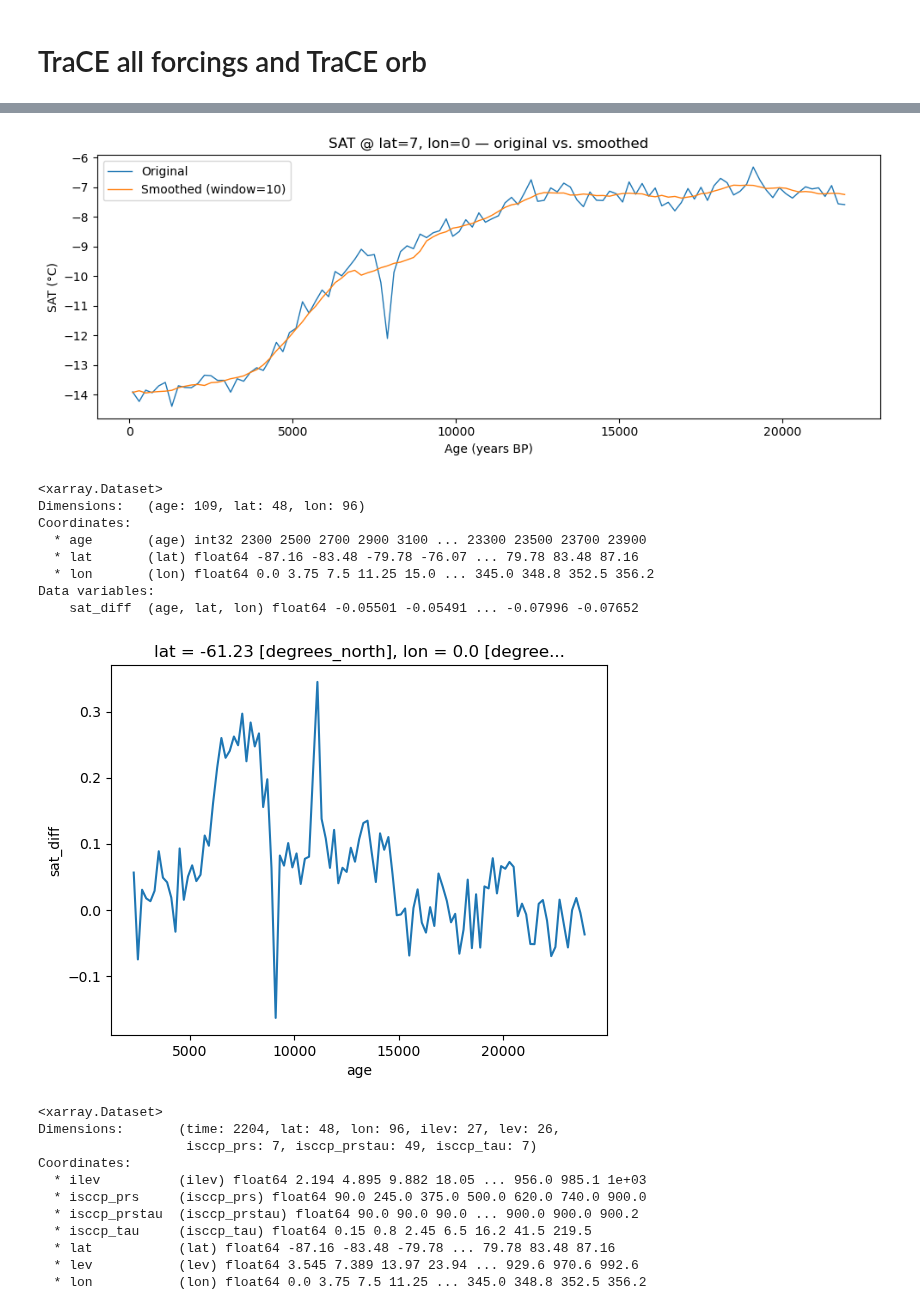
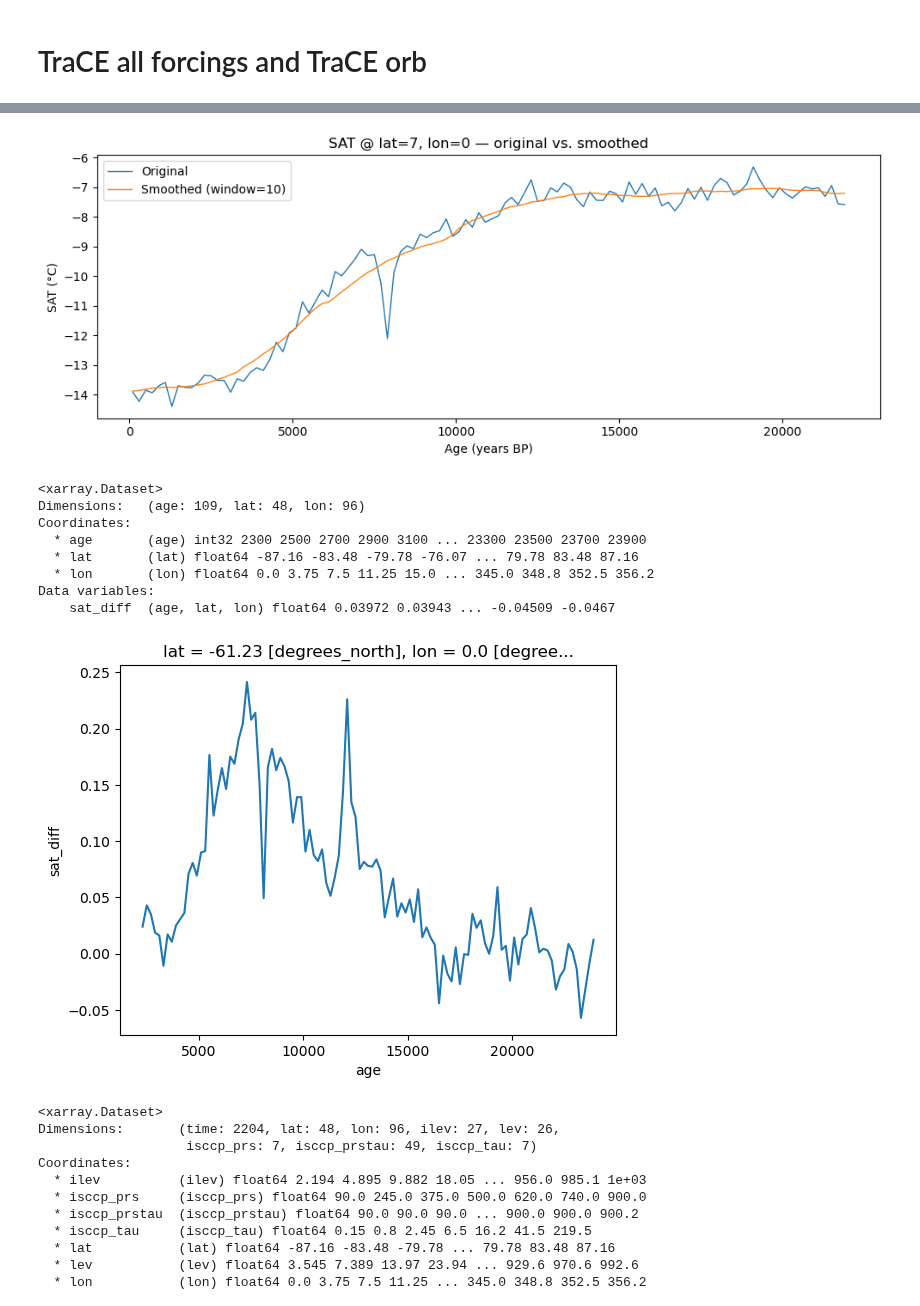
Before and after one commit to Peisong-Zheng/Inso_LGMR, a Jupyter notebook: Data_preprocessing.ipynb, the cells around one changed output, grey strips where cells are left out. Drawn from its saved outputs; the diff is of its cells as text; code cells hidden in the pictures.

```diff
--- a/Data_preprocessing.ipynb
+++ b/Data_preprocessing.ipynb
@@ -294,8 +294,12 @@ ds = xr.open_dataset('D:/VScode/Last_deglaciation/TraCE_data/trace.01-36.22000BP
 ds = ds.rename({'TREFHT': 'sat'})
 # rename the time to age
 ds = ds.rename({'time': 'age'})
+
+print(ds)
 # multiply age by 1000
 ds['age'] = (ds['age'] +22)*1000
+
+print(ds)
 
 # convert the sat to degrees C
 ds['sat'] = ds['sat'] - 273.15
@@ -318,7 +322,7 @@ ds_sat_trace_all = ds  # as before
 # 1) Smooth “sat” with a centered moving average of window=10:
 # ds_sat_smoothed = ds_sat_trace_all['sat'].rolling(age=10, center=True).mean()
 ds_sat_smoothed = ds_sat_trace_all['sat'] \
-    .rolling(age=10, center=True, min_periods=1) \
+    .rolling(age=20, center=True, min_periods=1) \
     .mean()
 
 # 2) Compute the diff on the smoothed series:
@@ -354,7 +358,7 @@ plt.show()
 
 ds_smoothed_diff['sat_diff'].isel(lat=7, lon=0).plot()
 
-
+ds_smoothed_diff.to_netcdf('TraCE_data/ds_sat_trace_all_diff.nc')
 
 ds_smoothed_diff
 # %% [output]
@@ -361,14 +382,14 @@ ds_smoothed_diff
 [figure]
-[figure, old version]
+[figure, new version]
-<xarray.Dataset>
-Dimensions:   (age: 109, lat: 48, lon: 96)
-Coordinates:
-  * age       (age) int32 2300 2500 2700 2900 3100 ... 23300 23500 23700 23900
-  * lat       (lat) float64 -87.16 -83.48 -79.78 -76.07 ... 79.78 83.48 87.16
-  * lon       (lon) float64 0.0 3.75 7.5 11.25 15.0 ... 345.0 348.8 352.5 356.2
-Data variables:
-    sat_diff  (age, lat, lon) float64 -0.05501 -0.05491 ... -0.07996 -0.07652
+<xarray.Dataset>
+Dimensions:   (age: 109, lat: 48, lon: 96)
+Coordinates:
+  * age       (age) int32 2300 2500 2700 2900 3100 ... 23300 23500 23700 23900
+  * lat       (lat) float64 -87.16 -83.48 -79.78 -76.07 ... 79.78 83.48 87.16
+  * lon       (lon) float64 0.0 3.75 7.5 11.25 15.0 ... 345.0 348.8 352.5 356.2
+Data variables:
+    sat_diff  (age, lat, lon) float64 0.03972 0.03943 ... -0.04509 -0.0467
-[figure, old version]
+[figure, new version]
 # %%
 # save ds_sat_trace_all to TraCE_data/
 ds_smoothed_diff.to_netcdf('TraCE_data/ds_sat_trace_all_diff.nc')
```
Also changed, not shown: parts of 5 cells of this notebook, 13 other files.
